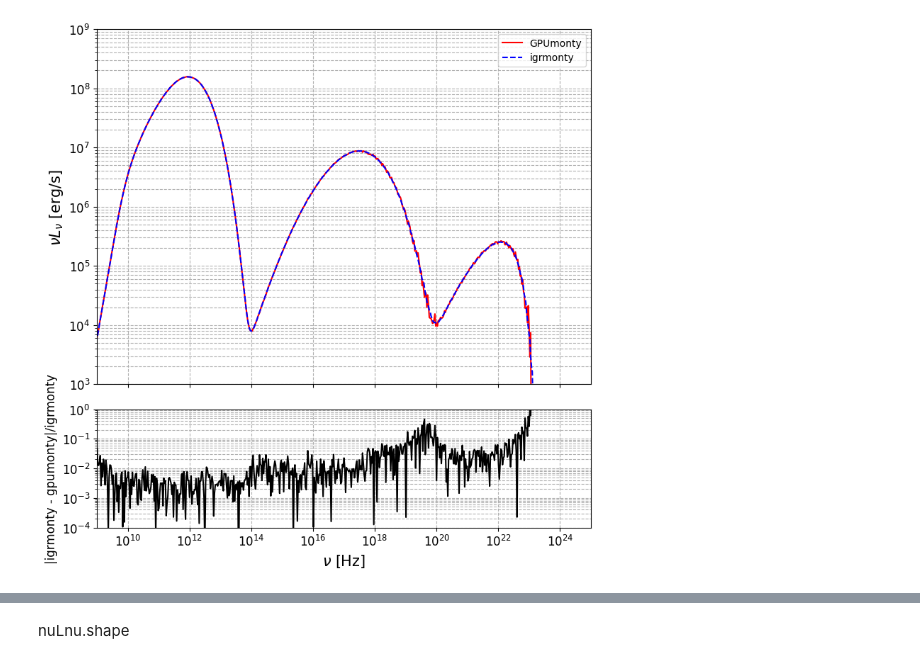
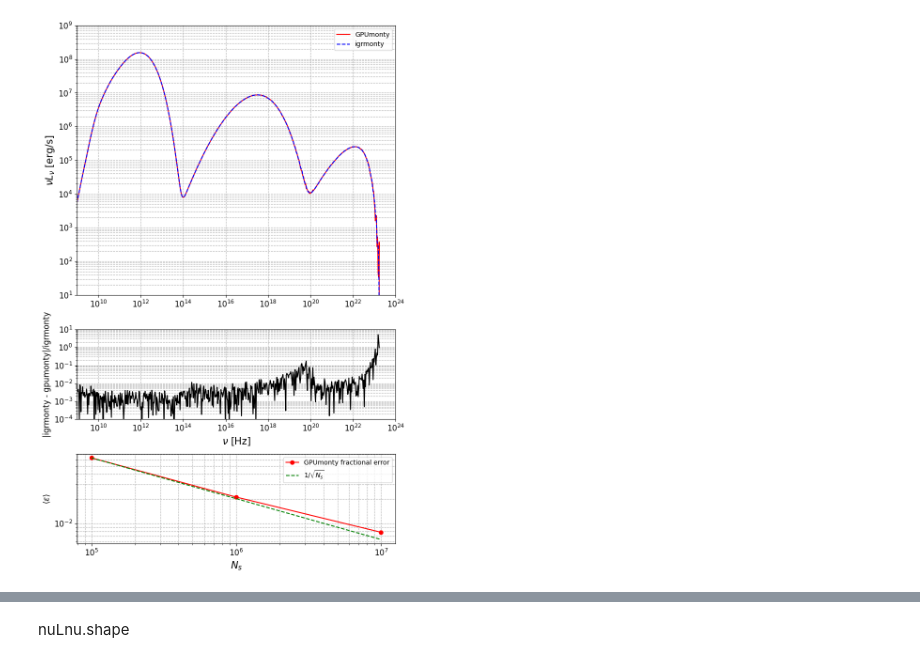
Before and after one commit to black-hole-group/gpumonty, a Jupyter notebook: python/igrmonty_scattering.ipynb, the cells around one changed output, grey strips where cells are left out. Drawn from its saved outputs; the diff is of its cells as text; code cells hidden in the pictures.

```diff
--- a/python/igrmonty_scattering.ipynb
+++ b/python/igrmonty_scattering.ipynb
@@ -258,52 +258,87 @@ with h5py.File('../../igrmonty/scattering_1e7.h5', 'r') as f:
 import numpy as np
 import matplotlib.pyplot as plt
 
 # Load your data
-nu, nuLnu, tauabs = grmonty('../output/testporra')
+nu1e5, nuLnu1e5, tauabs = grmonty('../output/scattering_1e5')
+nu1e6, nuLnu1e6, tauabs = grmonty('../output/scattering_1e6')
+nu1e7, nuLnu1e7, tauabs = grmonty('../output/scattering_1e7')
 
-# Simulation spectrum
-y_simdata = (nuLnu * domega_array[:, None] / (4 * np.pi)).sum(0)
+# Simulation spectrum for the largest Ns (just for top panel)
+y_simdata = (nuLnu1e7 * domega_array[:, None] / (4 * np.pi)).sum(0)
 
 # igrmonty spectrum
 y_igr = (nuLnu_igr.sum(0) * dOmega_igr / (4 * np.pi)).sum(1)
 
-# --- Build figure with two subplots (stacked) ---
-fig, (ax1, ax2) = plt.subplots(2, 1, figsize=(8, 8),
-                               sharex=True,
-                               gridspec_kw={'height_ratios':[3,1]})
+# Frequency limits for averaging
+numin = 1e9
+numax = 1e22
+mask = (nu >= numin) & (nu <= numax)
+nu_masked = nu[mask]
 
-# ===== Top panel: spectra =====
-ax1.plot(nu, y_simdata, linestyle='-', label='GPUmonty', color='red')
-ax1.plot(nu_igr, y_igr, linestyle='--', label='igrmonty', color='blue')
+# --- Create figure with gridspec ---
+fig = plt.figure(figsize=(8, 12))
+gs = fig.add_gridspec(3, 1, height_ratios=[3, 1, 1])
 
+# Top panel: spectra
+ax1 = fig.add_subplot(gs[0, 0])
+ax1.plot(nu, y_simdata, linestyle='-', color='red', label='GPUmonty')
+ax1.plot(nu_igr, y_igr, linestyle='--', color='blue', label='igrmonty')
 ax1.set_xscale('log')
 ax1.set_yscale('log')
 ax1.set_ylabel(r"$\nu L_\nu$ [erg/s]", fontsize=15)
 ax1.grid(True, which="both", ls="--")
 ax1.tick_params(axis='both', which='major', labelsize=12)
-ax1.set_ylim(1e3, 1e9)
-ax1.set_xlim(1e9, 1e25)
+ax1.set_ylim(1e1, 1e9)
+ax1.set_xlim(1e9, 1e24)
 ax1.legend()
 
-# ===== Bottom panel: difference =====
-# interpolate igr data onto nu grid (so same x points)
+# Middle panel: relative difference
+ax2 = fig.add_subplot(gs[1, 0], sharex=ax1)
 y_igr_interp = np.interp(nu, nu_igr, y_igr)
-
-# Difference or ratio (pick one):
 diff = np.abs(y_simdata - y_igr_interp)/y_simdata
-# ratio = y_simdata / y_igr_interp
-
 ax2.plot(nu, diff, color='black')
 ax2.axhline(0, color='gray', linestyle='--')
-
 ax2.set_xscale('log')
+ax2.set_yscale('log')
 ax2.set_xlabel(r"$\nu$ [Hz]", fontsize=15)
 ax2.set_ylabel("|igrmonty - gpumonty|/igrmonty", fontsize=12)
 ax2.grid(True, which="both", ls="--")
 ax2.tick_params(axis='both', which='major', labelsize=12)
-ax2.set_yscale('log')
-ax2.set_ylim(1e-4,1)
+ax2.set_ylim(1e-4, 10)
+
+# Bottom panel: fractional error vs Ns (independent x-axis)
+ax3 = fig.add_subplot(gs[2, 0])
+Ns_array = np.array([1e5, 1e6, 1e7])
+y_list = [nuLnu1e5, nuLnu1e6, nuLnu1e7]
+epsilon_avg_list = []
+
+for y_sim in y_list:
+    y_simdata = (y_sim * domega_array[:, None] / (4 * np.pi)).sum(0)
+    y_igr_interp = np.interp(nu, nu_igr, y_igr)
+    y_sim_masked = y_simdata[mask]
+    y_igr_masked = y_igr_interp[mask]
+    frac_error = np.abs(y_sim_masked - y_igr_masked) / y_igr_masked
+    dlnnu = np.log(nu_masked[1:] / nu_masked[:-1])
+    epsilon_avg = np.sum(frac_error[1:] * dlnnu) / np.log(numax/numin)
+    epsilon_avg_list.append(epsilon_avg)
+
+epsilon_avg_list = np.array(epsilon_avg_list)
+
+# Plot epsilon_avg vs Ns
+ax3.plot(Ns_array, epsilon_avg_list, 'o-', color='red', label='GPUmonty fractional error')
+# 1/sqrt(Ns) reference line (normalized to first point)
+ax3.plot(Ns_array, epsilon_avg_list[0]*(Ns_array[0]/Ns_array)**0.5, '--', color='green', label=r'1/$\sqrt{N_s}$')
+
+ax3.set_xscale('log')
+ax3.set_yscale('log')
+ax3.set_xlabel(r"$N_s$", fontsize=15)
+ax3.set_ylabel(r"$\langle \epsilon \rangle$", fontsize=12)
+ax3.grid(True, which="both", ls="--")
+ax3.legend()
+ax3.tick_params(axis='both', which='major', labelsize=12)
+
 plt.tight_layout()
+plt.savefig("spectra_comparison.png", dpi=300)  # save as PNG with high resolution
 plt.show()
 # %% [output]
-[figure, old version]
+[figure, new version]
```
Also changed, not shown: parts of 1 cell of this notebook, 2 other files.
